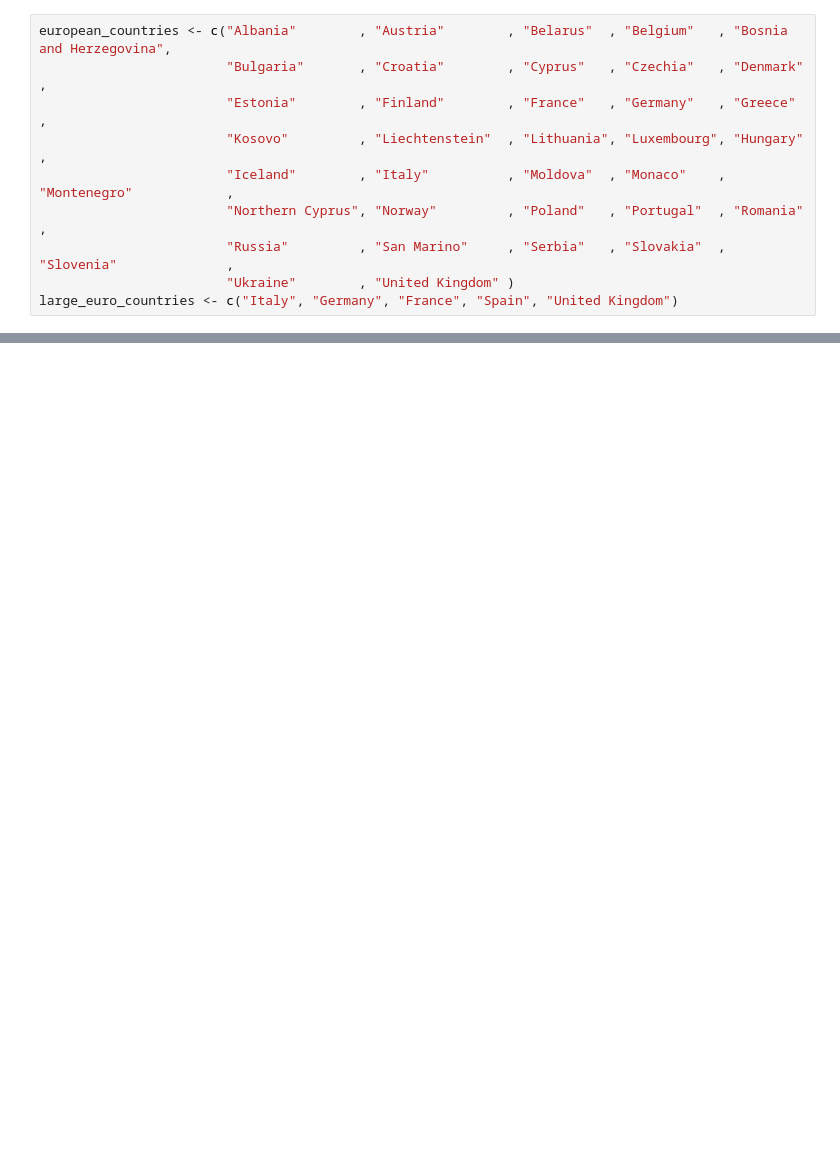
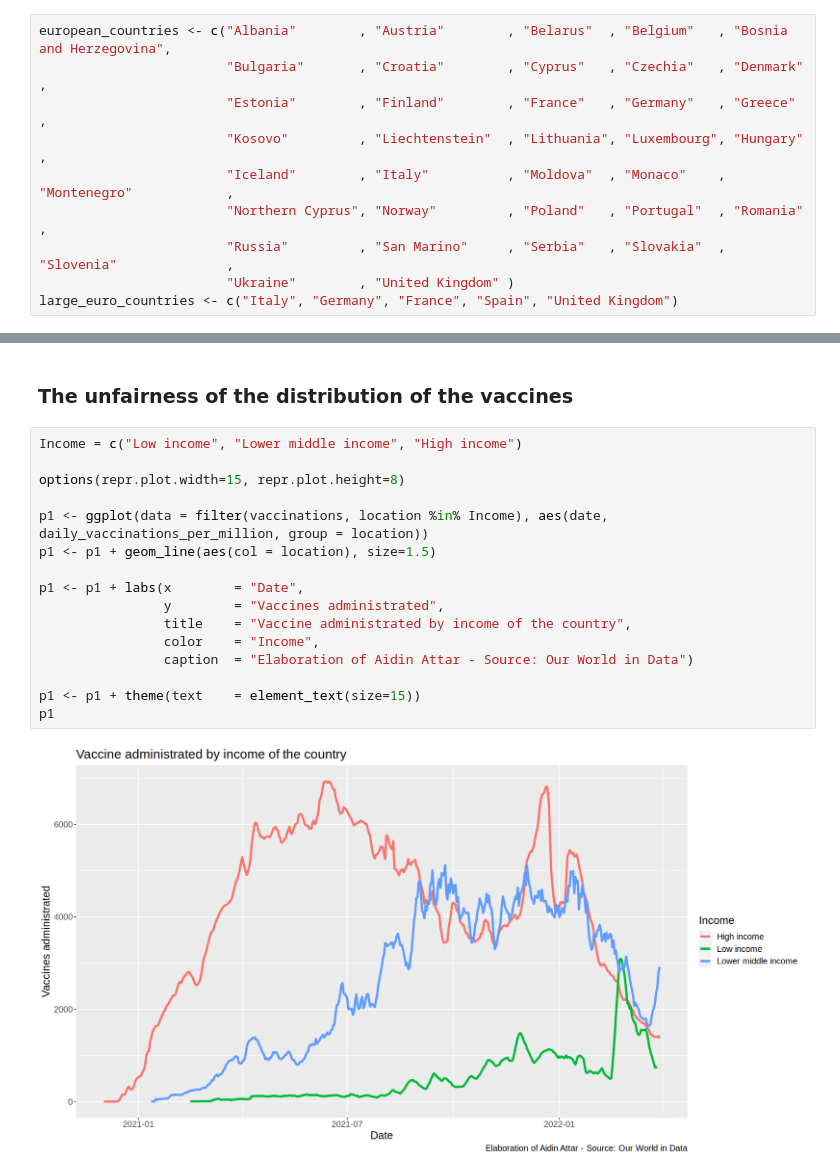
Before and after one commit to aidinattar/AS4PA, a Jupyter notebook: Exercise_1/Exercise1.ipynb, the cells around one changed output, grey strips where cells are left out. Cells and saved outputs as stored; diff of their text form; blank space fills up the shorter version.

```diff
--- a/Exercise_1/Exercise1.ipynb
+++ b/Exercise_1/Exercise1.ipynb
@@ -606,0 +615,20 @@ p1
+# %% [markdown]
+ ### The unfairness of the distribution of the vaccines
+# %%
+Income = c("Low income", "Lower middle income", "High income")
+
+options(repr.plot.width=15, repr.plot.height=8)
+
+p1 <- ggplot(data = filter(vaccinations, location %in% Income), aes(date, daily_vaccinations_per_million, group = location))
+p1 <- p1 + geom_line(aes(col = location), size=1.5)
+
+p1 <- p1 + labs(x        = "Date",
+                y        = "Vaccines administrated",
+                title    = "Vaccine administrated by income of the country",
+                color    = "Income",
+                caption  = "Elaboration of Aidin Attar - Source: Our World in Data")
+
+p1 <- p1 + theme(text    = element_text(size=15))
+p1
+# %% [output]
+[figure, added]
```
Also changed, not shown: parts of 17 cells of this notebook, 3 other files.
